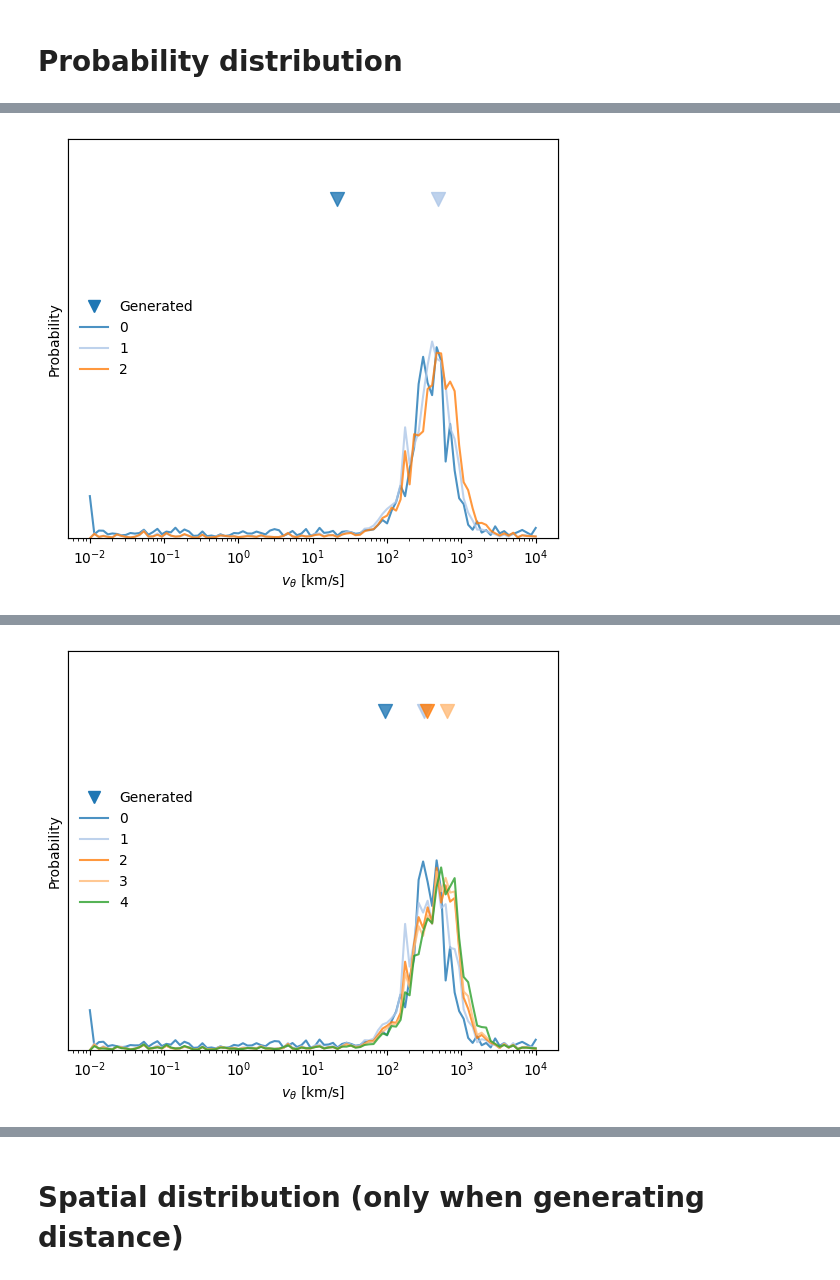
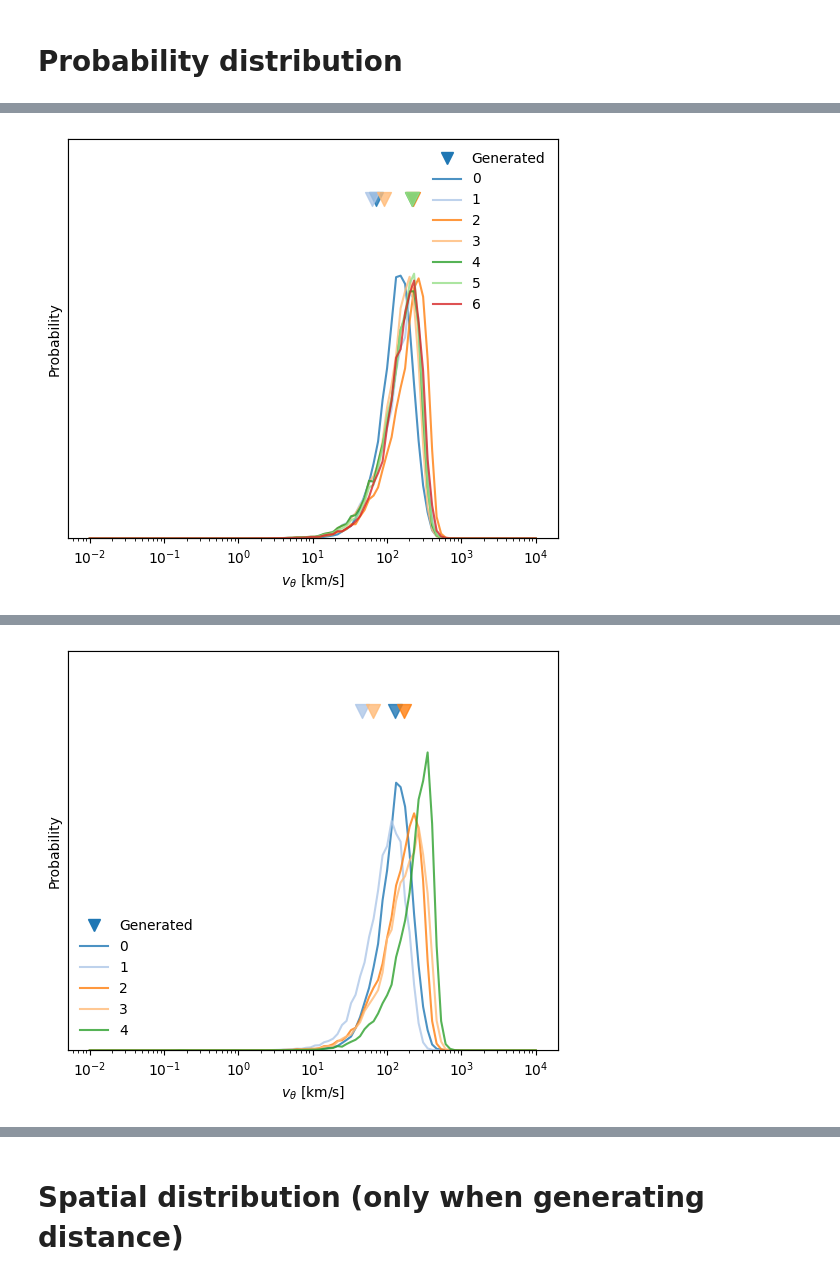
Before and after one commit to knmoriwaki/cosmoglint, a Jupyter notebook: notebooks/check_global_cond.ipynb, the cells around one changed output, grey strips where cells are left out. Cells and saved outputs as stored; diff of their text form; code cells hidden in the pictures.

```diff
--- a/notebooks/check_global_cond.ipynb
+++ b/notebooks/check_global_cond.ipynb
@@ -121,14 +132,14 @@ plt.ylabel("Loss")
 plt.legend(frameon=False)
 
 plt.figure()
-dx = min(int(len(x)/10), 10000)
+dx = min(int(len(x)/10), 1000)
 plt.xlabel("Epoch")
 plt.yscale("log")
 ymin = 0
 plt.ylabel(r"${\rm Loss} - %.2f$"%(ymin))
 
-plot_running_mean(x, loss[:,1], dx, show_diff=True, label="train", ymin=ymin)
-plot_running_mean(x, loss[:,2], dx, show_diff=True, label="validation", ymin=ymin)
+plot_binned_mean(x, loss[:,1], dx, show_diff=True, label="train", ymin=ymin)
+plot_binned_mean(x, loss[:,2], dx, show_diff=True, label="validation", ymin=ymin)
 #plt.grid()
 plt.legend(frameon=False)
 
@@ -436,7 +459,7 @@ def compute_contour_levels(grid_data, sigma_levels=[0.9545, 0.6827, 0.383]): #[0
 plt.figure(figsize=(3*max_length_to_show, 3*opt.num_features_in))
 plt.subplots_adjust(wspace=0.2, hspace=0.3)
 
-target_x = [1e11, 1e12, 1e13, 1e14]
+target_x = [1e1, 1e2, 1e3, 1e4]
 tick_x = normalize( np.array(target_x), opt.input_features[0], opt.norm_param_dict )
 
 for iparam in range(opt.num_features_in):
@@ -935,14 +958,23 @@ torch.backends.cudnn.deterministic = True
 torch.backends.cudnn.benchmark = False
 
 x_test_physical_unit = 12.00
-x_test = np.array([10**x_test_physical_unit] * 10)
+x_test = np.array([10**(x_test_physical_unit-10)] * 10)
 x_test = normalize(x_test, opt.input_features[0], opt.norm_param_dict)
 x_test = torch.tensor(x_test, dtype=torch.float32).to(device)
 global_cond = global_params[:len(x_test)]
 
-generated_test, prob = model.generate(x_test, global_cond=global_cond, prob_threshold=1e-5) #max_ids=max_ids)
+generated_test, prob = model.generate(
+    x_test,
+    global_cond=global_cond,
+    prob_threshold=1e-5
+) #max_ids=max_ids)
+
 generated_test = generated_test.detach().cpu().numpy()
 prob = prob.detach().cpu().numpy()
+
+if opt.use_flat_representation:
+    generated_test = generated_test.reshape(len(generated_test), -1, opt.num_features_in)
+    prob = prob.reshape(len(prob), -1, opt.num_features_in, opt.num_features_out)
 
 threshold = normalize(threshold_phys, opt.output_features[0], opt.norm_param_dict)
 length_generated_test = calc_length(generated_test, threshold)
@@ -981 +1013 @@ Saved figure to ../scripts/runs/output_transformer/transformer1_with_global_cond
-[figure, old version]
+[figure, new version]
@@ -985,4 +1017,4 @@ Saved figure to ../scripts/runs/output_transformer/transformer1_with_global_cond
-[figure, old version]
+[figure, new version]
 # %%
 ## Probability
 seed = 123
```
Also changed, not shown: parts of 11 cells of this notebook, 5 other files.
